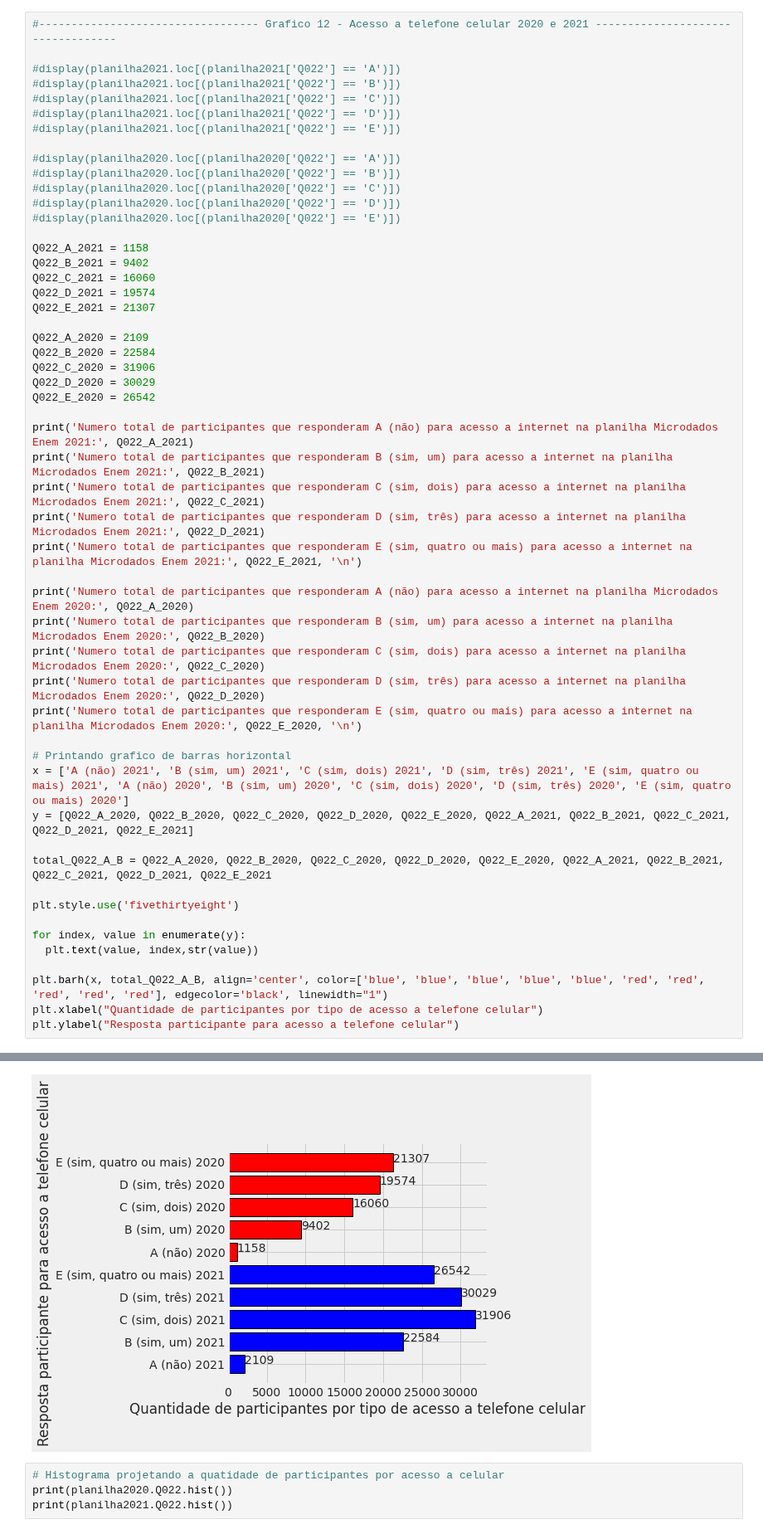
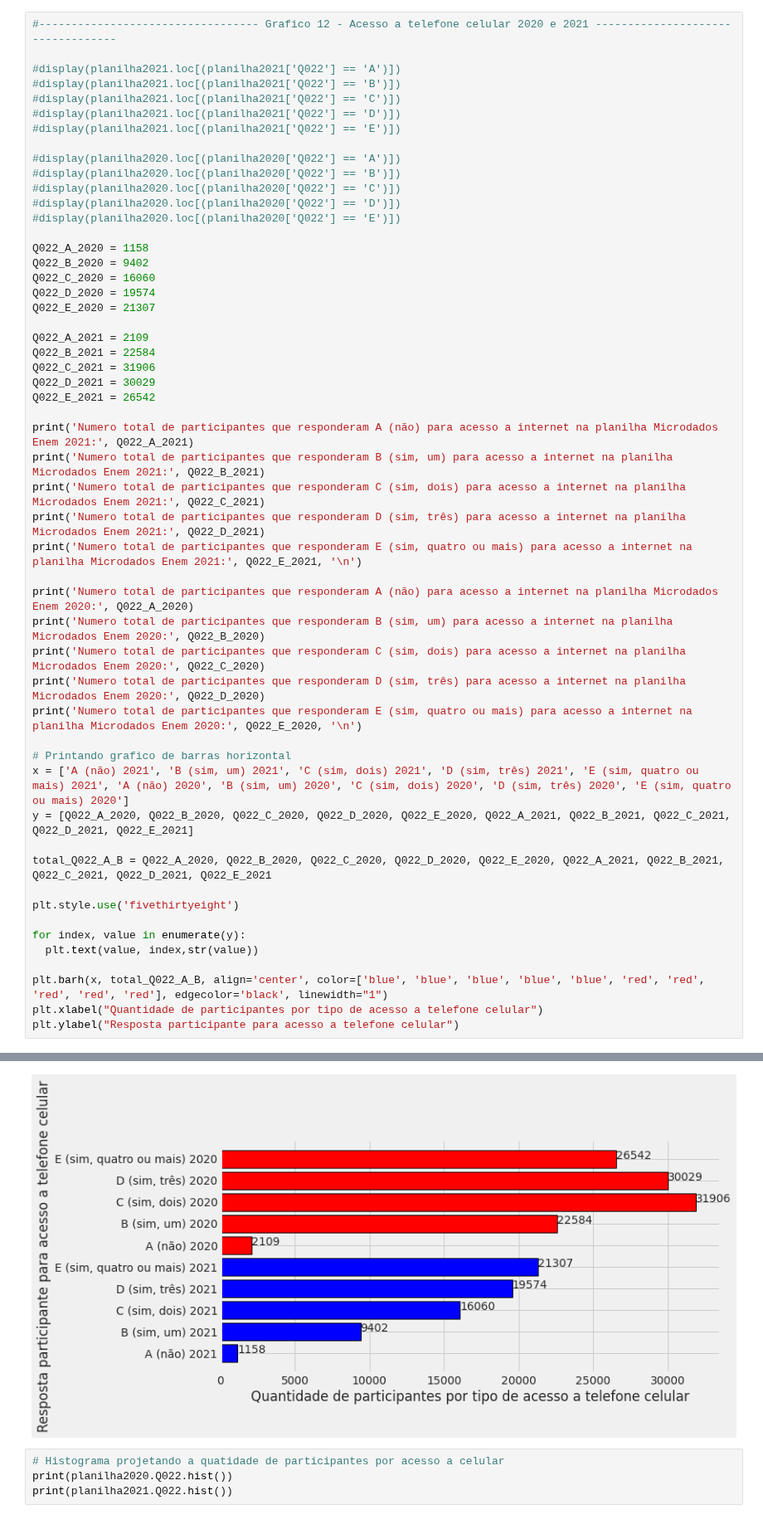
Before and after one commit to kingofrats04/Projeto_IA_DadosEnem, a Jupyter notebook: Cópia_de_Graficos_IA.ipynb, the cells around one changed output, grey strips where cells are left out. Shown at 83% size. Cells and saved outputs as stored; diff of their text form.

```diff
--- a/Cópia_de_Graficos_IA.ipynb
+++ b/Cópia_de_Graficos_IA.ipynb
@@ -695,17 +695,17 @@ AxesSubplot(0.08,0.07;0.87x0.81)
 #display(planilha2020.loc[(planilha2020['Q022'] == 'D')])
 #display(planilha2020.loc[(planilha2020['Q022'] == 'E')])
 
-Q022_A_2021 = 1158
-Q022_B_2021 = 9402
-Q022_C_2021 = 16060
-Q022_D_2021 = 19574
-Q022_E_2021 = 21307
+Q022_A_2020 = 1158
+Q022_B_2020 = 9402
+Q022_C_2020 = 16060
+Q022_D_2020 = 19574
+Q022_E_2020 = 21307
 
-Q022_A_2020 = 2109
-Q022_B_2020 = 22584
-Q022_C_2020 = 31906
-Q022_D_2020 = 30029
-Q022_E_2020 = 26542
+Q022_A_2021 = 2109
+Q022_B_2021 = 22584
+Q022_C_2021 = 31906
+Q022_D_2021 = 30029
+Q022_E_2021 = 26542
 
 print('Numero total de participantes que responderam A (não) para acesso a internet na planilha Microdados Enem 2021:', Q022_A_2021)
 print('Numero total de participantes que responderam B (sim, um) para acesso a internet na planilha Microdados Enem 2021:', Q022_B_2021)
@@ -748,5 +748,5 @@ Numero total de participantes que responderam E (sim, quatro ou mais) para acess
 Text(0, 0.5, 'Resposta participante para acesso a telefone celular')
-[figure, old version]
+[figure, new version]
 # %%
 # Histograma projetando a quatidade de participantes por acesso a celular
 print(planilha2020.Q022.hist())
```
Also changed, not shown: parts of 14 cells of this notebook.
